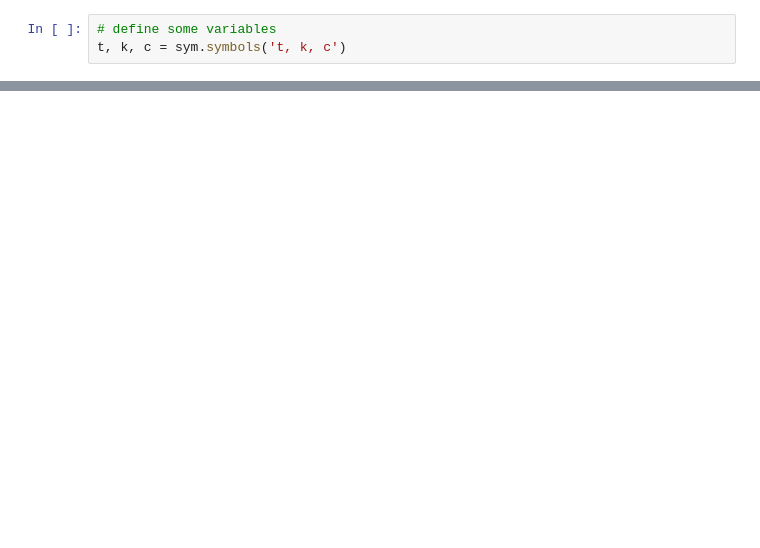
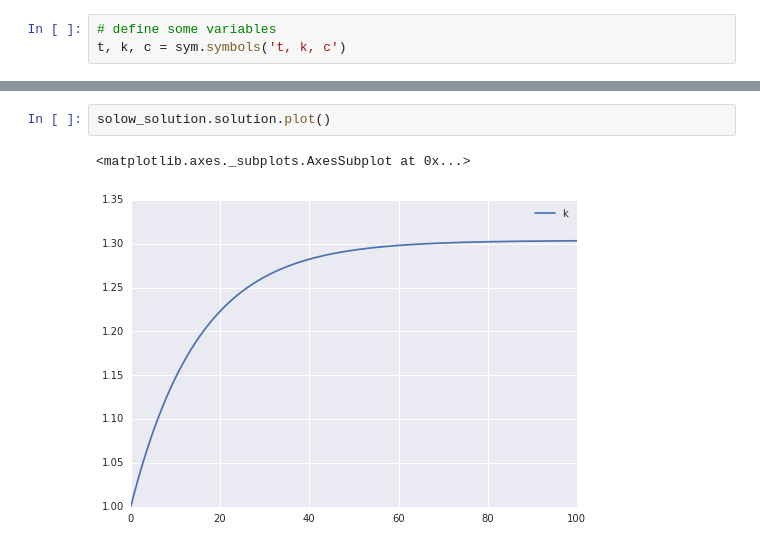
Before and after one commit to davidrpugh/pyCollocation, a Jupyter notebook: examples/solow-model.ipynb, the cells around one changed output, grey strips where cells are left out. Drawn from its saved outputs; the diff is of its cells as text; blank space fills up the shorter version.

```diff
--- a/examples/solow-model.ipynb
+++ b/examples/solow-model.ipynb
@@ -66,0 +69,5 @@ solow_solution.residuals.plot()
+# %%
+solow_solution.solution.plot()
+# %% [output]
+<matplotlib.axes._subplots.AxesSubplot at 0x...>
+[figure, added]
```
Also changed, not shown: parts of 12 cells of this notebook, 4 other files.
